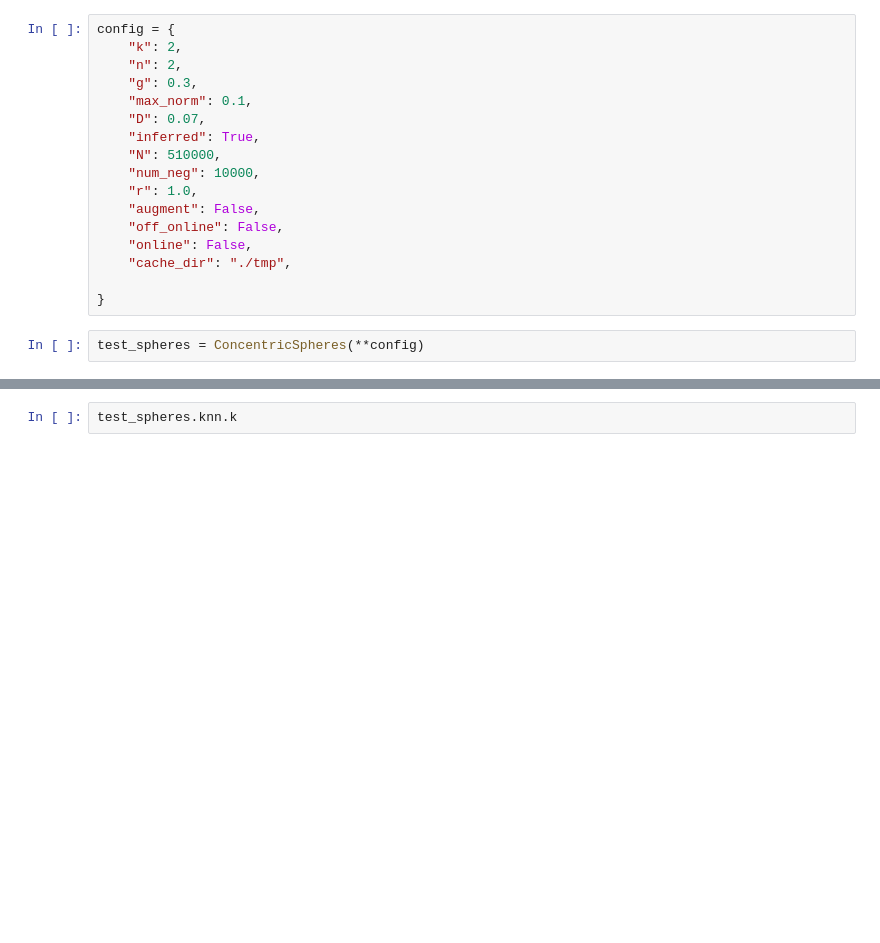
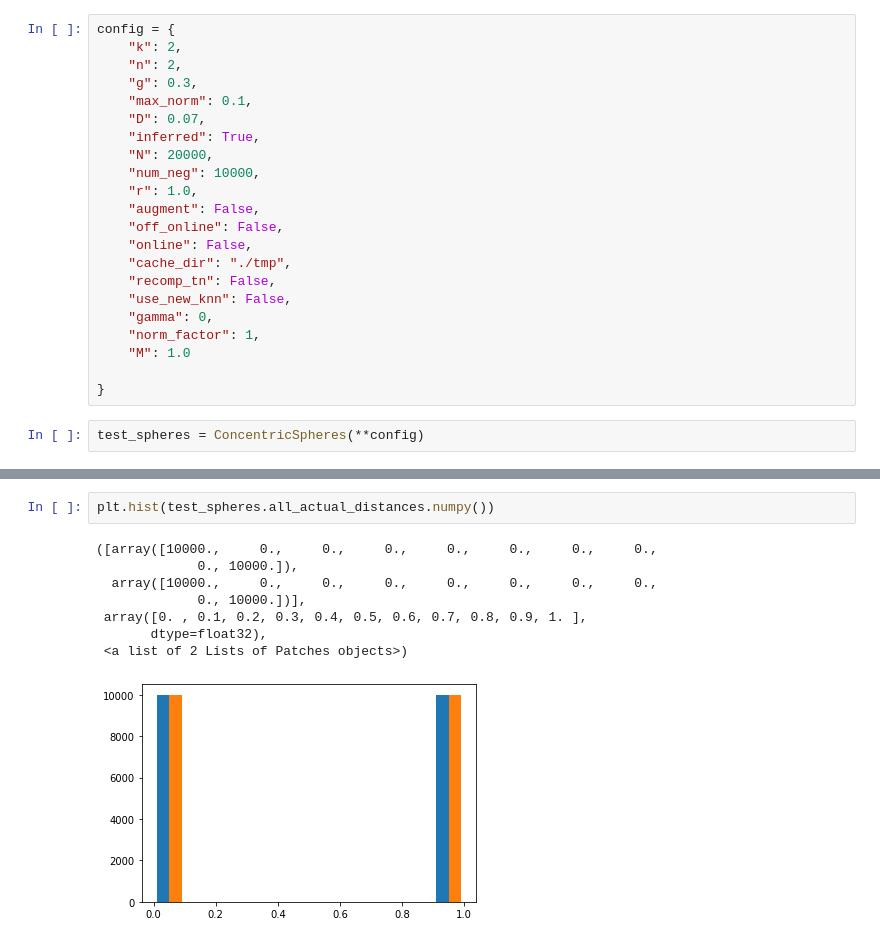
Before and after one commit to microsoft/distance-learner, a Jupyter notebook: notebooks/Testing Induced Manifold Generation in ConcentricSpheres.ipynb, the cells around one changed output, grey strips where cells are left out. Drawn from its saved outputs; the diff is of its cells as text; blank space fills up the shorter version.

```diff
--- a/notebooks/Testing Induced Manifold Generation in ConcentricSpheres.ipynb
+++ b/notebooks/Testing Induced Manifold Generation in ConcentricSpheres.ipynb
@@ -13,13 +15,18 @@ config = {
     "max_norm": 0.1,
     "D": 0.07,
     "inferred": True,
-    "N": 510000,
+    "N": 20000,
     "num_neg": 10000,
     "r": 1.0,
     "augment": False,
     "off_online": False,
     "online": False,
     "cache_dir": "./tmp",
+    "recomp_tn": False,
+    "use_new_knn": False,
+    "gamma": 0,
+    "norm_factor": 1,
+    "M": 1.0
 
 }
 # %%
@@ -41,2 +88,11 @@ test_spheres.buf_nn
-# %%
-test_spheres.knn.k
+# %%
+plt.hist(test_spheres.all_actual_distances.numpy())
+# %% [output]
+([array([10000.,     0.,     0.,     0.,     0.,     0.,     0.,     0.,
+             0., 10000.]),
+  array([10000.,     0.,     0.,     0.,     0.,     0.,     0.,     0.,
+             0., 10000.])],
+ array([0. , 0.1, 0.2, 0.3, 0.4, 0.5, 0.6, 0.7, 0.8, 0.9, 1. ],
+       dtype=float32),
+ <a list of 2 Lists of Patches objects>)
+[figure, added]
```
Also changed, not shown: parts of 18 cells of this notebook, 11 other files.
